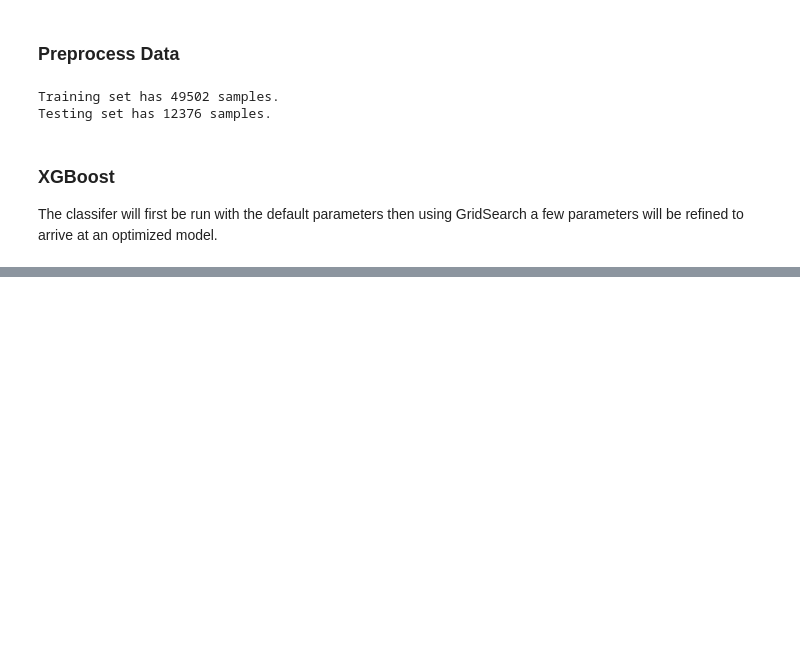
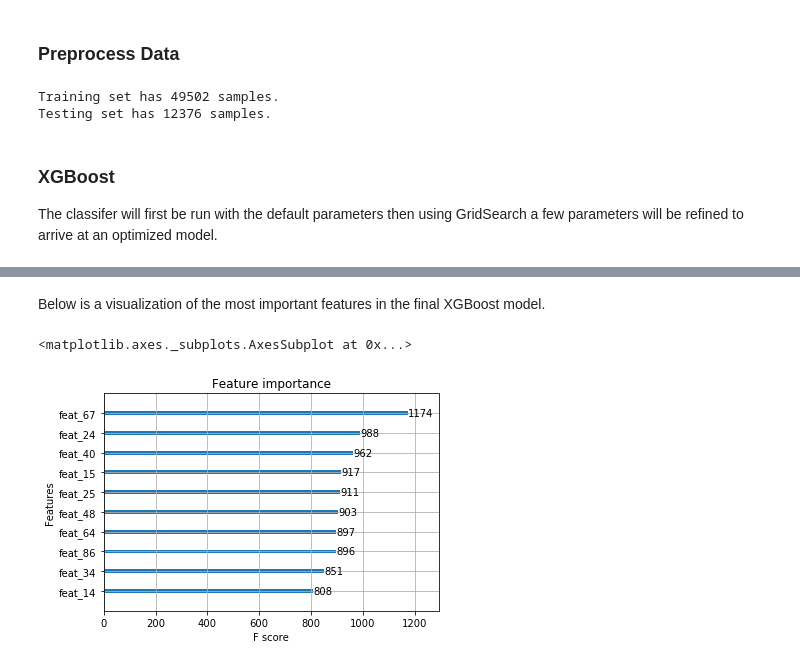
Before and after one commit to samburden/machine-learning-capstone, a Jupyter notebook: capstone.ipynb, the cells around one changed output, grey strips where cells are left out. Cells and saved outputs as stored; diff of their text form; code cells hidden in the pictures; blank space fills up the shorter version.

```diff
--- a/capstone.ipynb
+++ b/capstone.ipynb
@@ -126,0 +121,6 @@ Log Loss: 0.6477
+# %%
+# Build model and fit
+xgboost_model = XGBClassifier(objective = 'multi:softmax')
+xgboost_model.fit(X_train, y_train)
+
+calculate_metrics(xgboost_model)
@@ -157,0 +163,6 @@ print(y_pred[0:50])
+# %%
+# Build model and fit
+adaboost_model = AdaBoostClassifier()
+adaboost_model.fit(X_train, y_train)
+
+calculate_metrics(adaboost_model)
@@ -157,0 +202,6 @@ print(y_pred[0:50])
+# %%
+# Build model and fit
+nn_model = MLPClassifier()
+nn_model.fit(X_train, y_train)
+
+calculate_metrics(nn_model)
@@ -157,0 +290,12 @@ print(y_pred[0:50])
+# %% [markdown]
+Below is a visualization of the most important features in the final XGBoost model.
+# %%
+from xgboost import plot_importance
+
+best_xgboost = XGBClassifier(n_estimators=200, max_depth=5, learning_rate=0.2)
+best_xgboost.fit(X_train, y_train)
+
+plot_importance(best_xgboost, max_num_features=10)
+# %% [output]
+<matplotlib.axes._subplots.AxesSubplot at 0x...>
+[figure, added]
```
Also changed, not shown: parts of 22 cells of this notebook, 5 other files.
